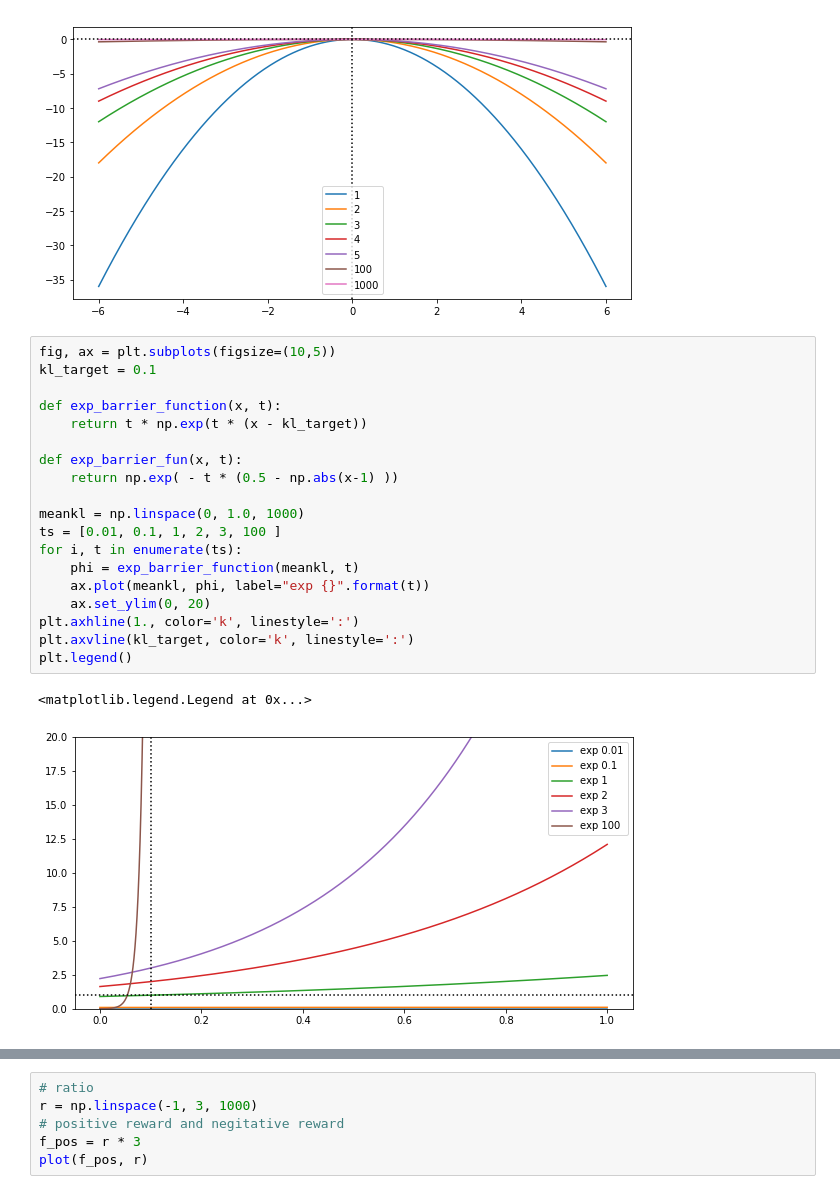
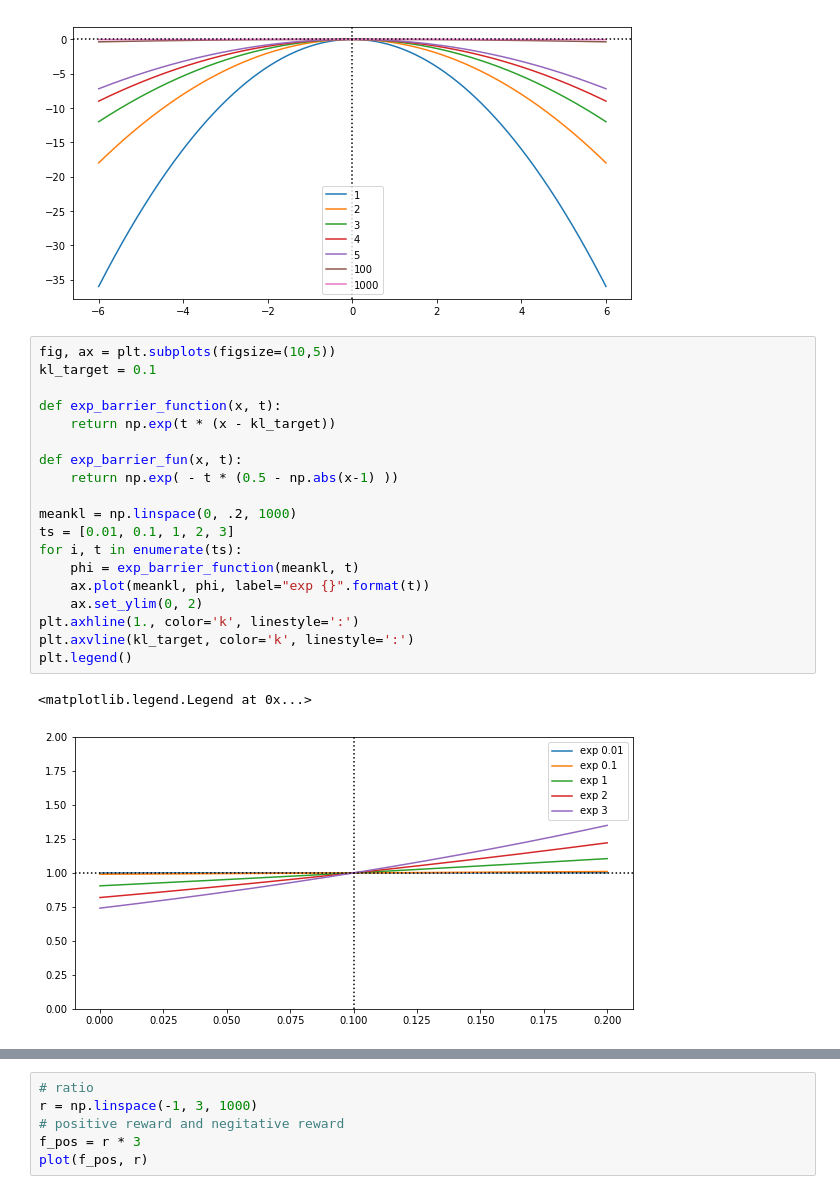
Before and after one commit to yun-long/rl_prototype, a Jupyter notebook: rl/standalone/numpy/BarrierMethod.ipynb, the cells around one changed output, grey strips where cells are left out. Cells and saved outputs as stored; diff of their text form.

```diff
--- a/rl/standalone/numpy/BarrierMethod.ipynb
+++ b/rl/standalone/numpy/BarrierMethod.ipynb
@@ -187,23 +187,23 @@ plt.legend()
 # %%
 fig, ax = plt.subplots(figsize=(10,5))
 kl_target = 0.1
 
 def exp_barrier_function(x, t):
-    return t * np.exp(t * (x - kl_target))
+    return np.exp(t * (x - kl_target))
 
 def exp_barrier_fun(x, t):
     return np.exp( - t * (0.5 - np.abs(x-1) ))
 
-meankl = np.linspace(0, 1.0, 1000)
-ts = [0.01, 0.1, 1, 2, 3, 100 ]
+meankl = np.linspace(0, .2, 1000)
+ts = [0.01, 0.1, 1, 2, 3]
 for i, t in enumerate(ts):
     phi = exp_barrier_function(meankl, t)
     ax.plot(meankl, phi, label="exp {}".format(t))
-    ax.set_ylim(0, 20)
+    ax.set_ylim(0, 2)
 plt.axhline(1., color='k', linestyle=':')
 plt.axvline(kl_target, color='k', linestyle=':')
 plt.legend()
 # %% [output]
 <matplotlib.legend.Legend at 0x...>
-[figure, old version]
+[figure, new version]
 # %%
```
Also changed, not shown: parts of 1 cell of this notebook, 1 other file.
